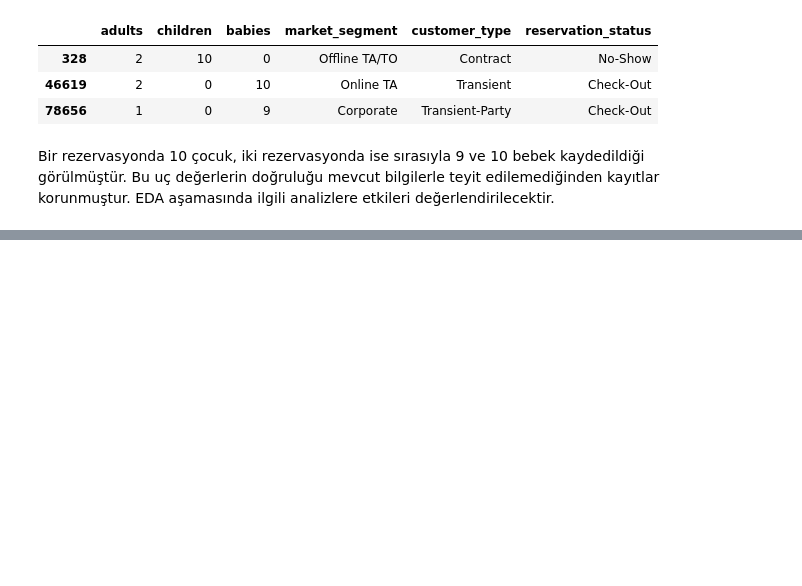
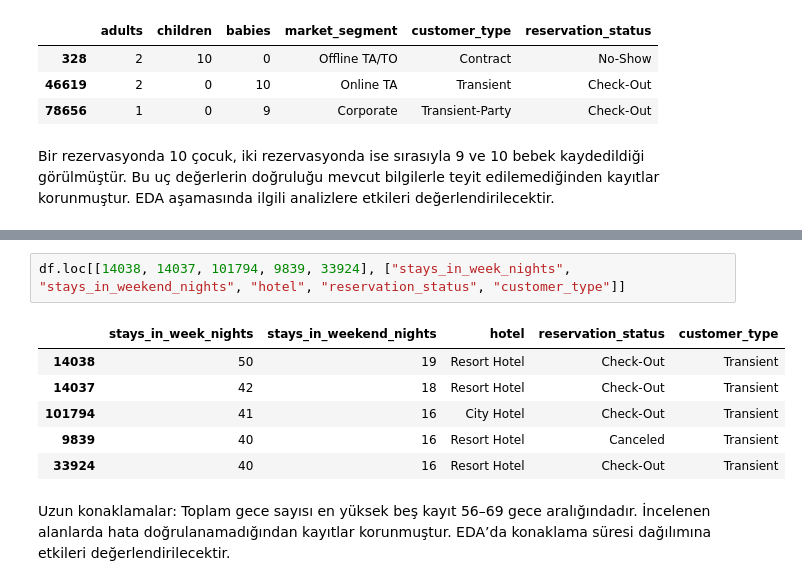
Before and after one commit to imelisa1/Hotel-Booking-Analysis, a Jupyter notebook: notebooks/01_data_understanding.ipynb, the cells around one changed output, grey strips where cells are left out. Saved outputs shown, nothing was run; the diff lists cells and outputs as text; blank space fills up the shorter version.

```diff
--- a/notebooks/01_data_understanding.ipynb
+++ b/notebooks/01_data_understanding.ipynb
@@ -834,0 +994,11 @@ Bir rezervasyonda 10 çocuk, iki rezervasyonda ise sırasıyla 9 ve 10 bebek kay
+# %%
+df.loc[[14038, 14037, 101794, 9839, 33924], ["stays_in_week_nights", "stays_in_weekend_nights", "hotel", "reservation_status", "customer_type"]]
+# %% [output]
+|  | stays_in_week_nights | stays_in_weekend_nights | hotel | reservation_status | customer_type |
+| 14038 | 50 | 19 | Resort Hotel | Check-Out | Transient |
+| 14037 | 42 | 18 | Resort Hotel | Check-Out | Transient |
+| 101794 | 41 | 16 | City Hotel | Check-Out | Transient |
+| 9839 | 40 | 16 | Resort Hotel | Canceled | Transient |
+| 33924 | 40 | 16 | Resort Hotel | Check-Out | Transient |
+# %% [markdown]
+Uzun konaklamalar: Toplam gece sayısı en yüksek beş kayıt 56–69 gece aralığındadır. İncelenen alanlarda hata doğrulanamadığından kayıtlar korunmuştur. EDA’da konaklama süresi dağılımına etkileri değerlendirilecektir.
```
Also changed, not shown: parts of 36 cells of this notebook.
